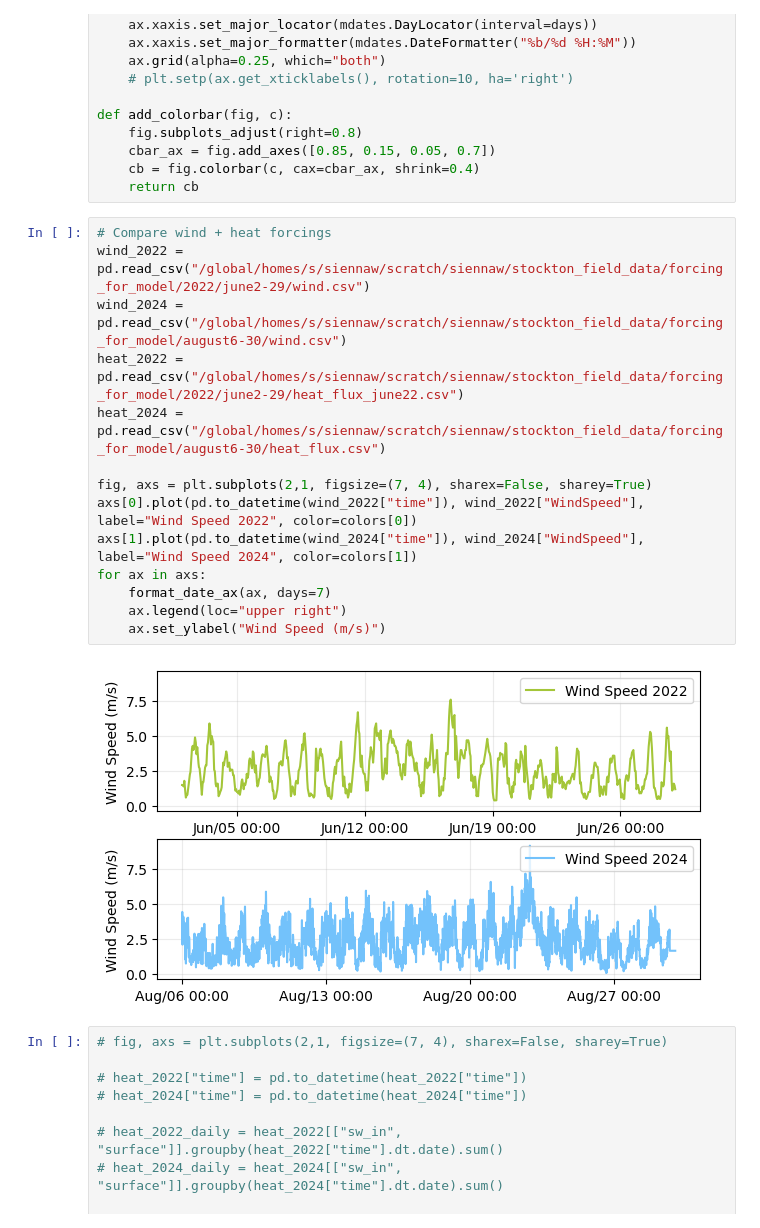
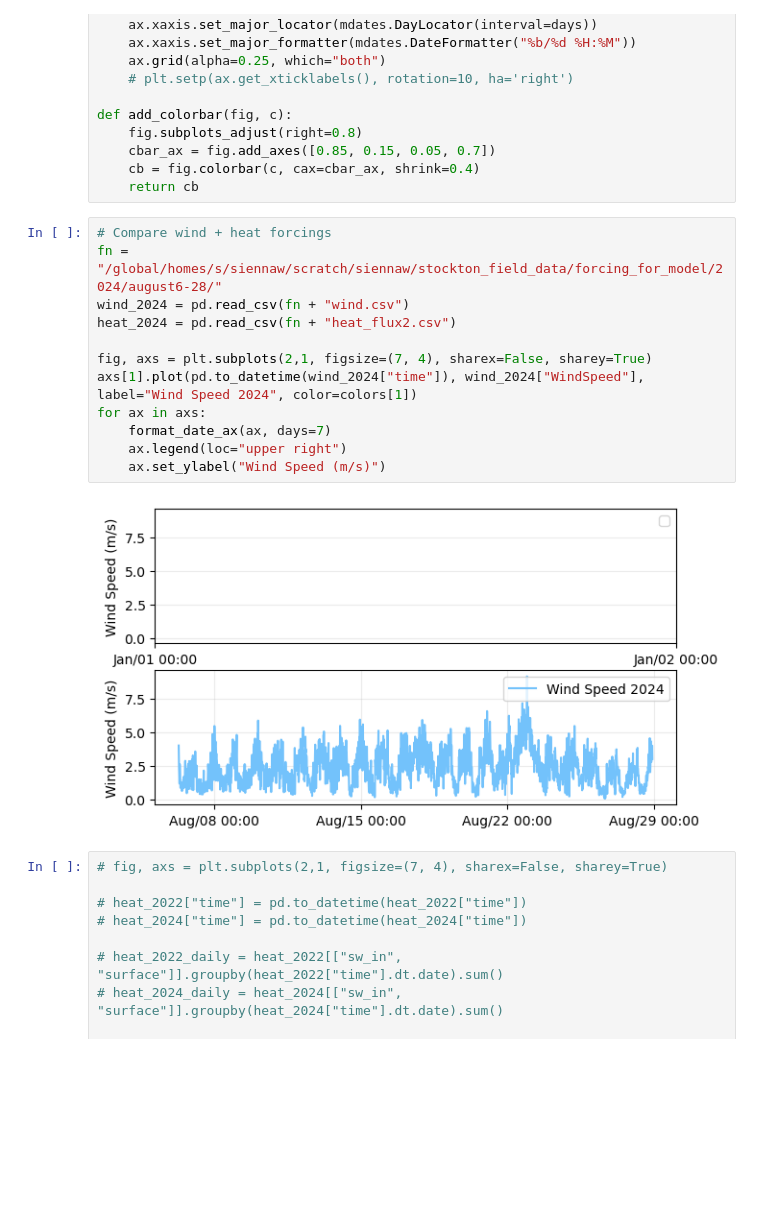
Before and after one commit to sienna-white/1D_JL_Turbulence_Model, a Jupyter notebook: compare_years.ipynb, the cells around one changed output. Saved outputs shown, nothing was run; the diff lists cells and outputs as text; blank space fills up the shorter version.

```diff
--- a/compare_years.ipynb
+++ b/compare_years.ipynb
@@ -45,20 +44,18 @@ def add_colorbar(fig, c):
     return cb
 # %%
 # Compare wind + heat forcings
-wind_2022 = pd.read_csv("/global/homes/s/siennaw/scratch/siennaw/stockton_field_data/forcing_for_model/2022/june2-29/wind.csv")
-wind_2024 = pd.read_csv("/global/homes/s/siennaw/scratch/siennaw/stockton_field_data/forcing_for_model/august6-30/wind.csv")
-heat_2022 = pd.read_csv("/global/homes/s/siennaw/scratch/siennaw/stockton_field_data/forcing_for_model/2022/june2-29/heat_flux_june22.csv")
-heat_2024 = pd.read_csv("/global/homes/s/siennaw/scratch/siennaw/stockton_field_data/forcing_for_model/august6-30/heat_flux.csv")
+fn = "/global/homes/s/siennaw/scratch/siennaw/stockton_field_data/forcing_for_model/2024/august6-28/"
+wind_2024 = pd.read_csv(fn + "wind.csv")
+heat_2024 = pd.read_csv(fn + "heat_flux2.csv")
 
 fig, axs = plt.subplots(2,1, figsize=(7, 4), sharex=False, sharey=True)
-axs[0].plot(pd.to_datetime(wind_2022["time"]), wind_2022["WindSpeed"], label="Wind Speed 2022", color=colors[0])
 axs[1].plot(pd.to_datetime(wind_2024["time"]), wind_2024["WindSpeed"], label="Wind Speed 2024", color=colors[1])
 for ax in axs:
     format_date_ax(ax, days=7)
     ax.legend(loc="upper right")
     ax.set_ylabel("Wind Speed (m/s)")
 # %% [output]
-[figure, old version]
+[figure, new version]
 # %%
 # fig, axs = plt.subplots(2,1, figsize=(7, 4), sharex=False, sharey=True)
 
```
Also changed, not shown: parts of 2 cells of this notebook, 12 other files.
